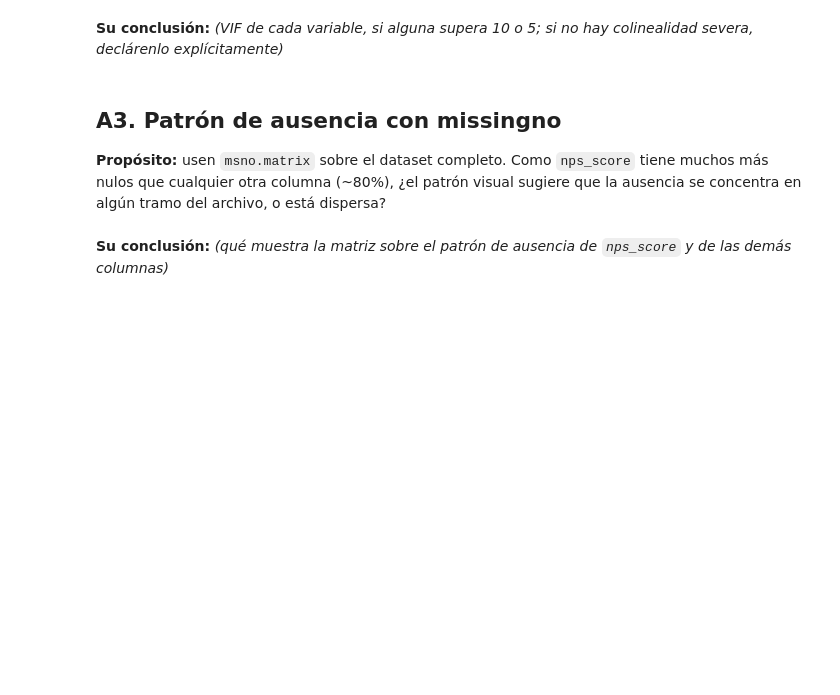
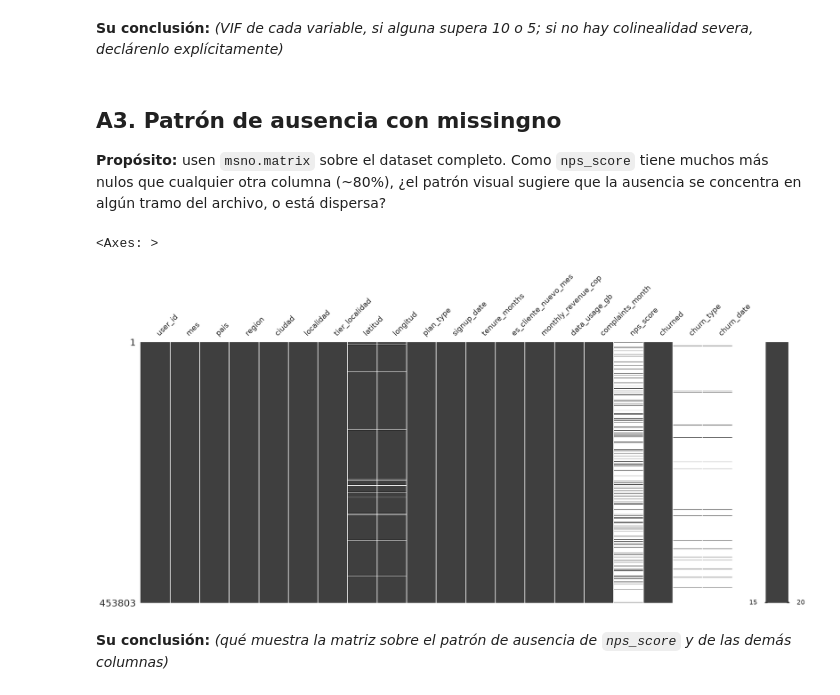
Before and after one commit to jp0617/visualizacionAnalisis, a Jupyter notebook: v0.1_s3_dataviz_grupo1.ipynb, the cells around one changed output. Saved outputs shown, nothing was run; the diff lists cells and outputs as text; code cells hidden in the pictures; blank space fills up the shorter version.

```diff
--- a/v0.1_s3_dataviz_grupo1.ipynb
+++ b/v0.1_s3_dataviz_grupo1.ipynb
@@ -42,5 +42,5 @@ sns.set_theme(style="whitegrid", font_scale=1.0)
 
 GRUPO = 1  # cambien este número por el de su grupo (1 a 5)
 
-df = pd.read_csv(os.path.join("data", f"conecta_sa_grupo{GRUPO}.csv"))
+df = pd.read_csv(os.path.join(f"conecta_sa_grupo{GRUPO}.csv"))
 df.head()
@@ -86,6 +134,10 @@ df.isnull().mean().sort_values(ascending=False) * 100
 **Propósito:** usen `msno.matrix` sobre el dataset completo. Como `nps_score` tiene muchos más nulos que cualquier otra columna (~80%), ¿el patrón visual sugiere que la ausencia se concentra en algún tramo del archivo, o está dispersa?
 # %%
 # TODO: msno.matrix(df)
+msno.matrix(df)
+# %% [output]
+<Axes: >
+[figure, added]
 # %% [markdown]
 **Su conclusión:** _(qué muestra la matriz sobre el patrón de ausencia de `nps_score` y de las demás columnas)_
 # %% [markdown]
```
Also changed, not shown: parts of 6 cells of this notebook.
